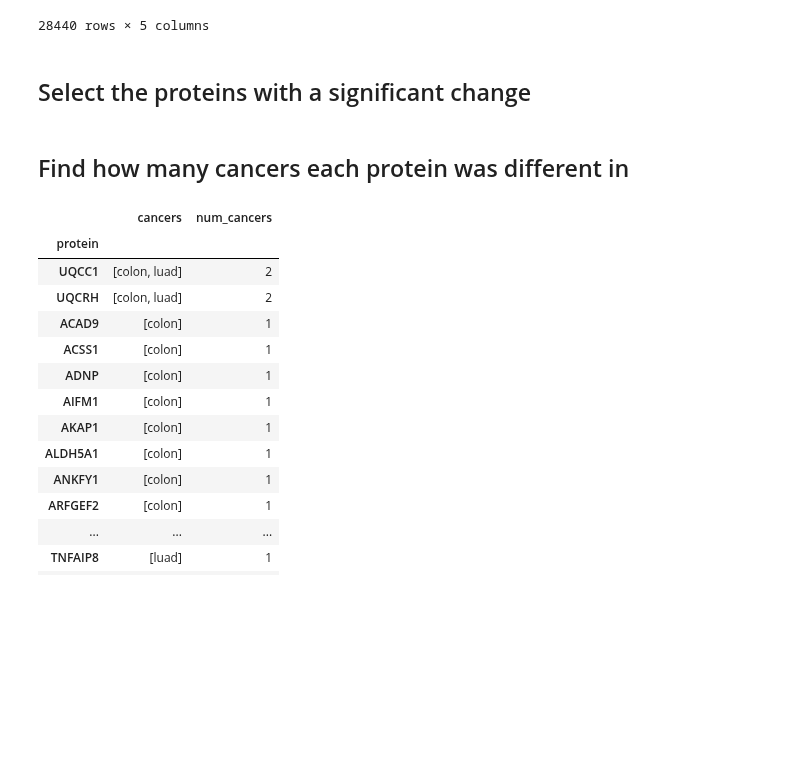
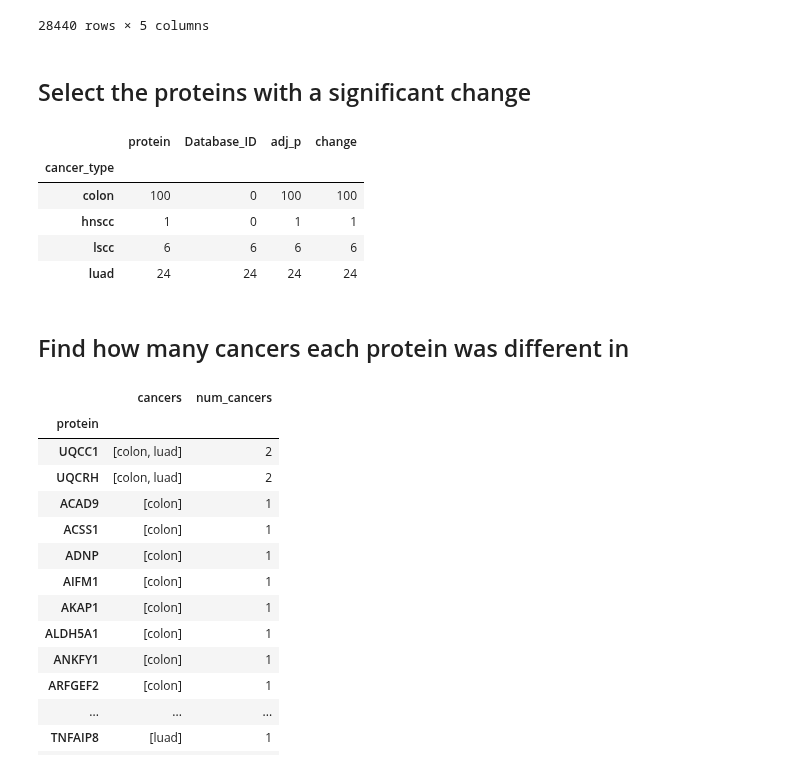
Before and after one commit to PayneLab/pancancerCNV, a Jupyter notebook: chromosome_8/04_commonly_diff_proteins_8q_trans.ipynb, the cells around one changed output. Cells and saved outputs as stored; diff of their text form; code cells hidden in the pictures; blank space fills up the shorter version.

```diff
--- a/chromosome_8/04_commonly_diff_proteins_8q_trans.ipynb
+++ b/chromosome_8/04_commonly_diff_proteins_8q_trans.ipynb
@@ -104,6 +104,15 @@ long_results
 ## Select the proteins with a significant change
 # %%
 prots = long_results[long_results["adj_p"] <= 0.05].reset_index(drop=True)
+# %%
+prots.groupby("cancer_type").count()
+# %% [output]
+|  | protein | Database_ID | adj_p | change |
+| cancer_type |  |  |  |  |
+| colon | 100 | 0 | 100 | 100 |
+| hnscc | 1 | 0 | 1 | 1 |
+| lscc | 6 | 6 | 6 | 6 |
+| luad | 24 | 24 | 24 | 24 |
 # %% [markdown]
 ## Find how many cancers each protein was different in
 # %%
```
Also changed, not shown: 46 other files.
